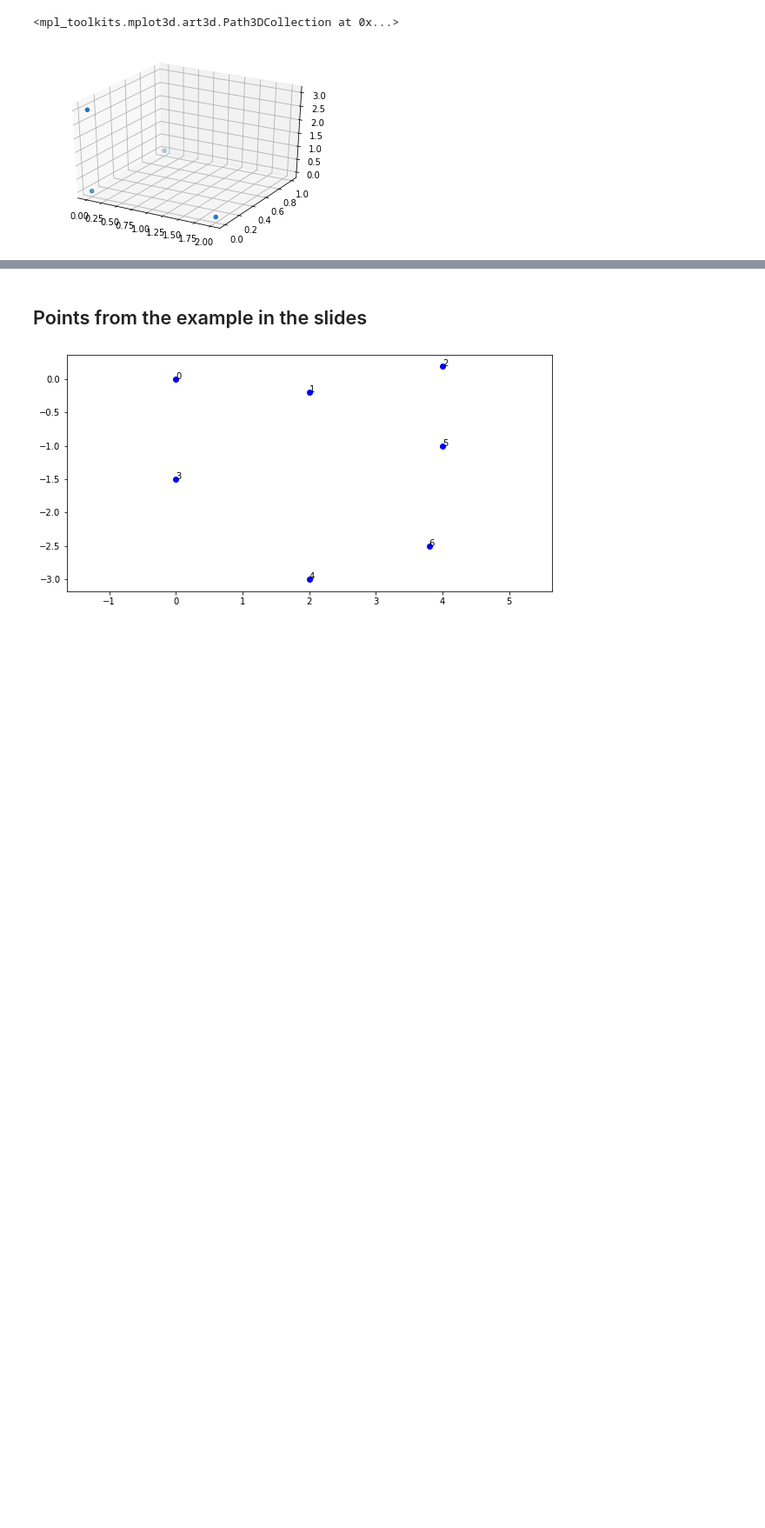
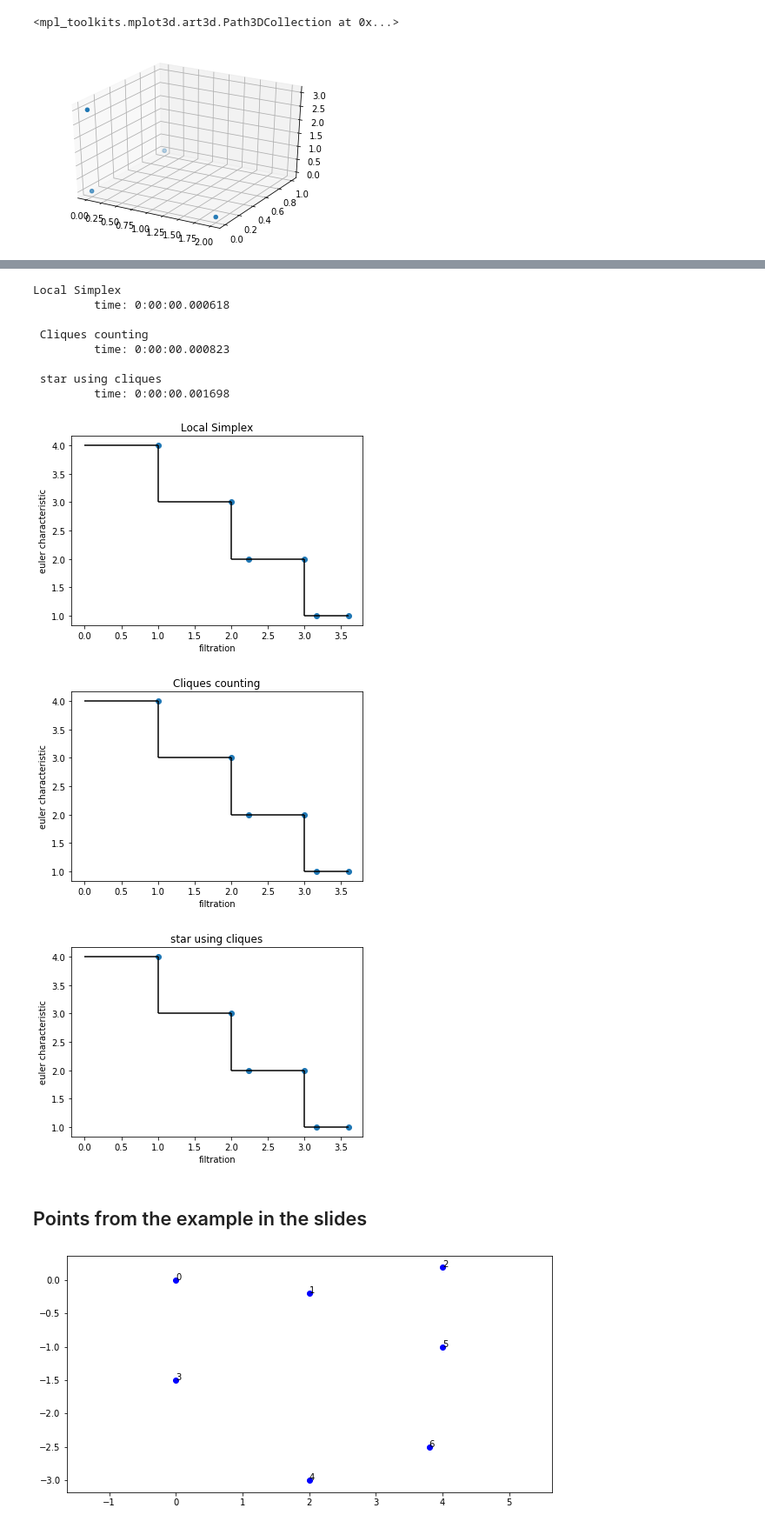
Before and after one commit to dgurnari/ECC, a Jupyter notebook: tests.ipynb, the cells around one changed output, grey strips where cells are left out. Shown: that part at 87% size. Saved outputs shown, nothing was run; the diff lists cells and outputs as text; code cells hidden in the pictures; blank space fills up the shorter version.

```diff
--- a/tests.ipynb
+++ b/tests.ipynb
@@ -108,3 +110,17 @@ assert((e == e_nx).all())
+# %%
+compare_methods(point_cloud, 10)
+# %% [output]
+Local Simplex
+         time: 0:00:00.000618
+
+ Cliques counting
+         time: 0:00:00.000823
+
+ star using cliques
+         time: 0:00:00.001698
+[figure, added]
+[figure, added]
+[figure, added]
 # %% [markdown]
 ## Points from the example in the slides
 # %%
```
Also changed, not shown: parts of 37 cells of this notebook, 3 other files.
